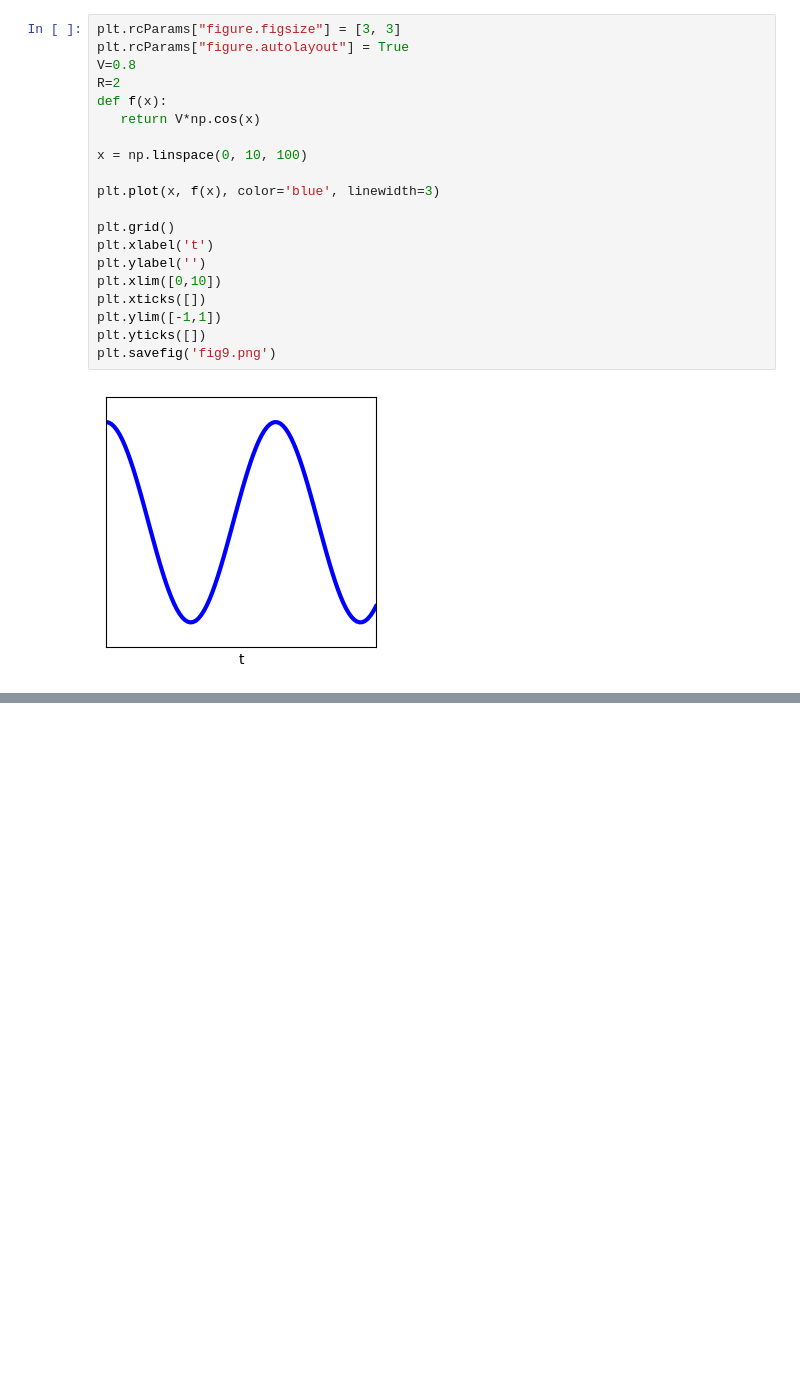
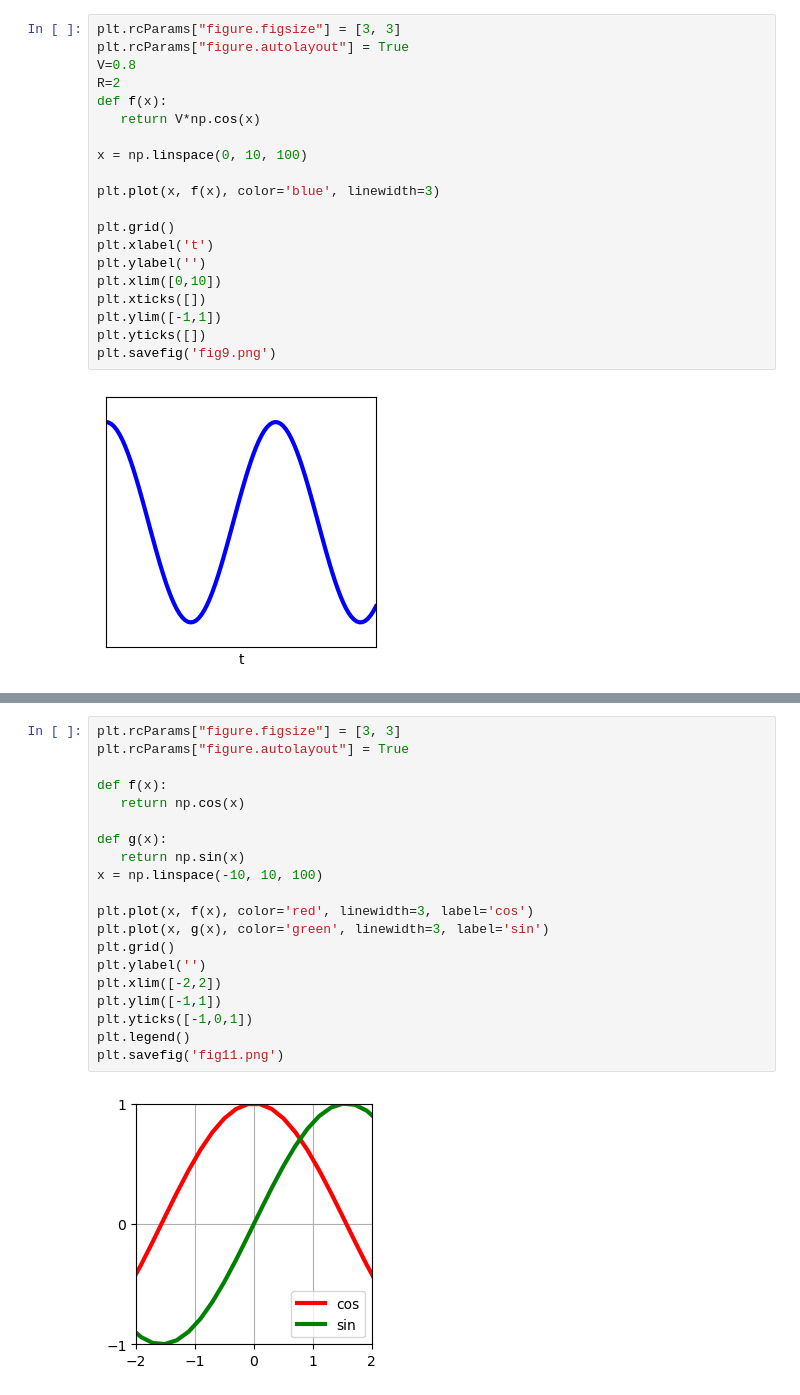
Before and after one commit to martavp/integrated-energy-grids, a Jupyter notebook: Lectures/Drawings_lectures.ipynb, the cells around one changed output, grey strips where cells are left out. Drawn from its saved outputs; the diff is of its cells as text; blank space fills up the shorter version.

```diff
--- a/Lectures/Drawings_lectures.ipynb
+++ b/Lectures/Drawings_lectures.ipynb
@@ -198,0 +219,22 @@ plt.savefig('fig9.png')
+# %%
+plt.rcParams["figure.figsize"] = [3, 3]
+plt.rcParams["figure.autolayout"] = True
+
+def f(x):
+   return np.cos(x)
+
+def g(x):
+   return np.sin(x)
+x = np.linspace(-10, 10, 100)
+
+plt.plot(x, f(x), color='red', linewidth=3, label='cos')
+plt.plot(x, g(x), color='green', linewidth=3, label='sin')
+plt.grid()
+plt.ylabel('')
+plt.xlim([-2,2])
+plt.ylim([-1,1])
+plt.yticks([-1,0,1])
+plt.legend()
+plt.savefig('fig11.png')
+# %% [output]
+[figure, added]
```
Also changed, not shown: parts of 4 cells of this notebook, 9 other files.
